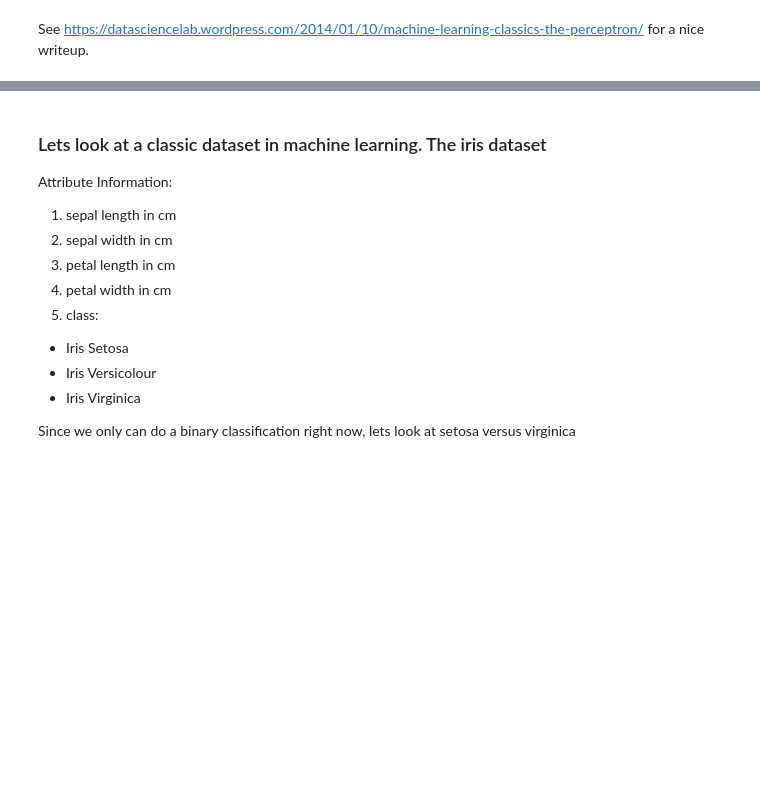
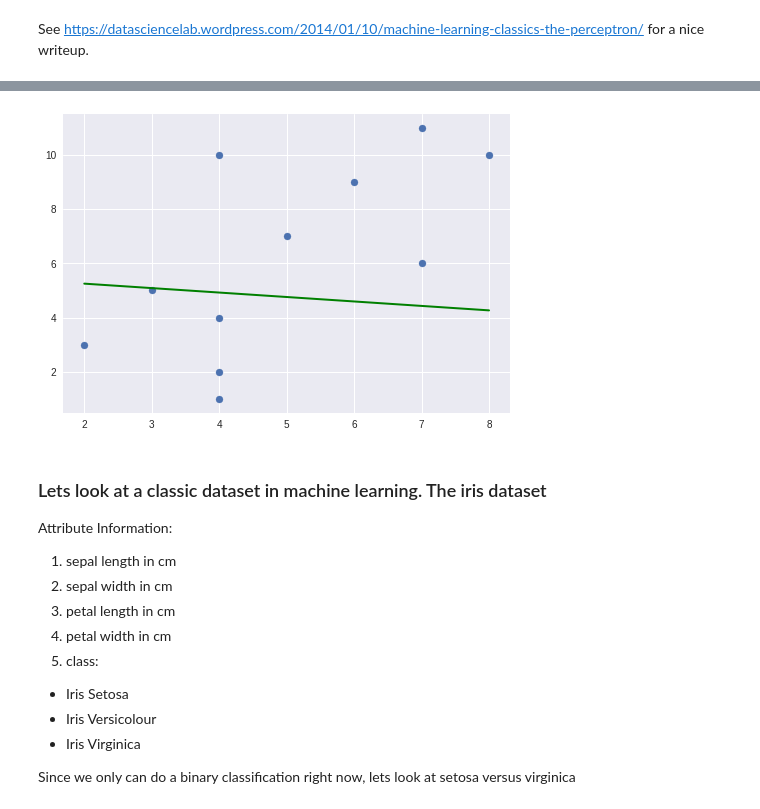
Before and after one commit to bnmnetp/DS420, a Jupyter notebook: Notebooks/Perceptron.ipynb, the cells around one changed output, grey strips where cells are left out. Drawn from its saved outputs; the diff is of its cells as text; code cells hidden in the pictures; blank space fills up the shorter version.

```diff
--- a/Notebooks/Perceptron.ipynb
+++ b/Notebooks/Perceptron.ipynb
@@ -48,0 +71,3 @@ w = np.array([1,1,1])
+# %%
+train = [np.array(x) for x in pts]
+train
@@ -95,0 +131,4 @@ plt.scatter(list(map(lambda x: x[1],ts)),list(map(lambda x: x[2],ts)))
+# %%
+ptron = Perceptron()
+ptron.fit(train,y)
+ptron.predict([np.array([1,1,1]), np.array([1,8,8])])
@@ -96,3 +154,12 @@ plt.scatter(list(map(lambda x: x[1],ts)),list(map(lambda x: x[2],ts)))
+# %%
+plt.scatter([x[1] for x in pts], [x[2] for x in pts])
+vec = ptron.w
+l = np.linspace(2,8)
+aa, bb = -vec[1]/vec[2], -vec[0]/vec[2]
+plt.plot(l, aa*l+bb, 'g-', lw=2)
+plt.show()
+# %% [output]
+[figure, added]
 # %% [markdown]
 ### Lets look at a classic dataset in machine learning.  The iris dataset
 
```
Also changed, not shown: parts of 21 cells of this notebook.
